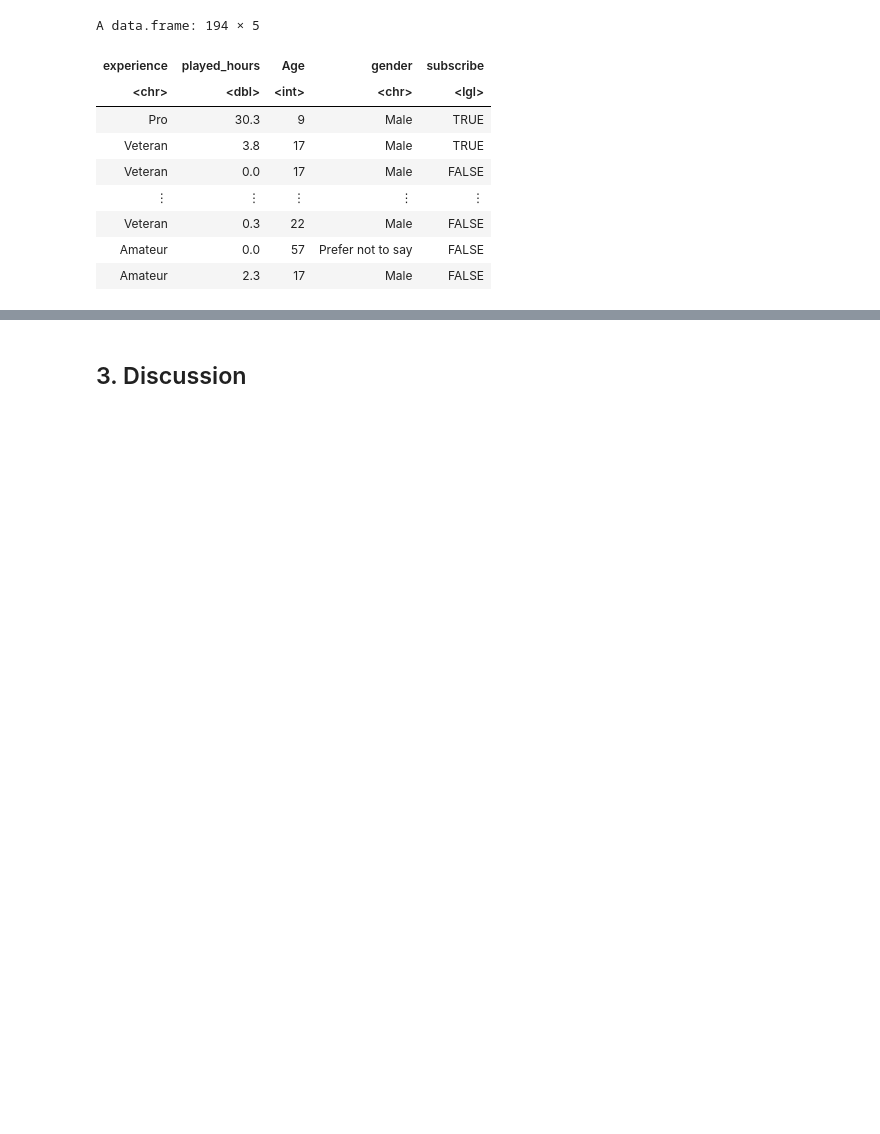
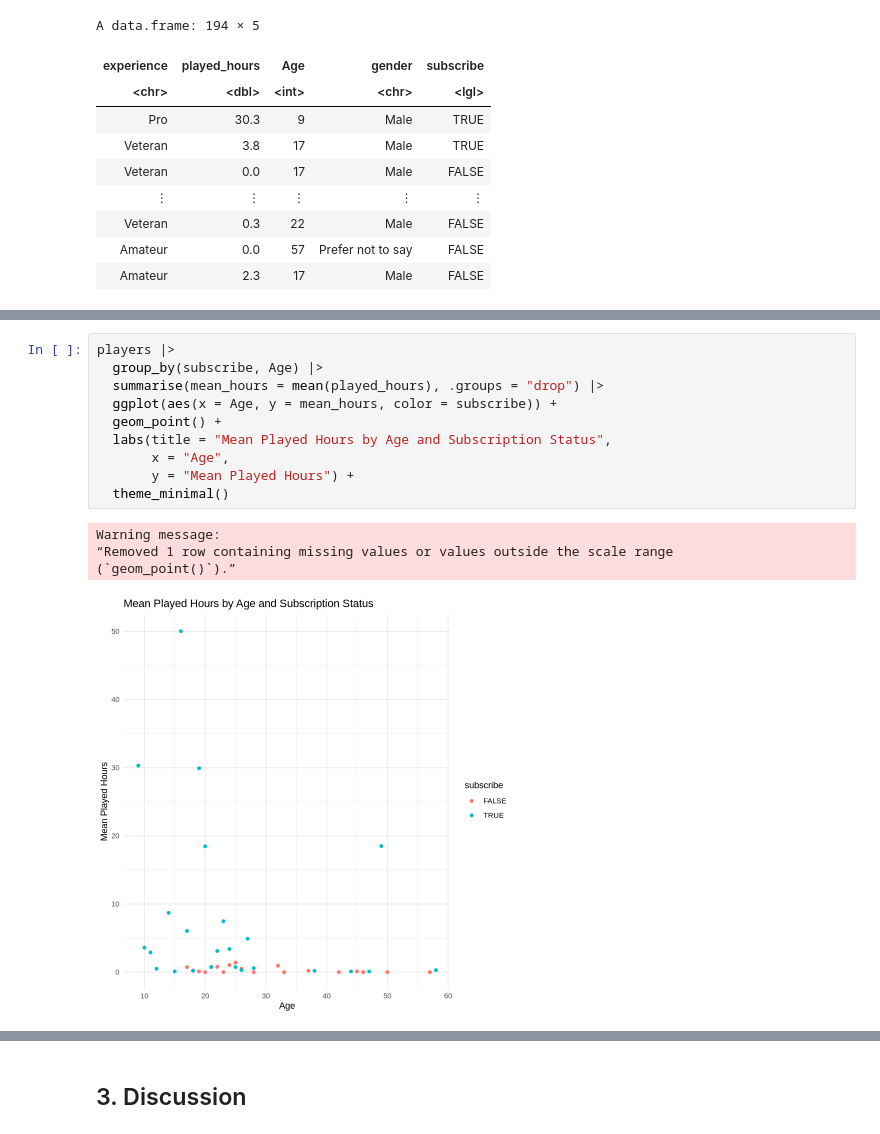
Before and after one commit to gavinlei060322-cmd/GroupProject_DSCI-100-group-30-section-003-, a Jupyter notebook: Group project-003-30.ipynb, the cells around one changed output, grey strips where cells are left out. Saved outputs shown, nothing was run; the diff lists cells and outputs as text; blank space fills up the shorter version.

Commit message:
Added summary visualizations and fixed typos
Added summary visualizations and fixed typos

```diff
--- a/Group project-003-30.ipynb
+++ b/Group project-003-30.ipynb
@@ -150,0 +173,15 @@ A data.frame: 194 × 5
+# %%
+players |>
+  group_by(subscribe, Age) |>
+  summarise(mean_hours = mean(played_hours), .groups = "drop") |>
+  ggplot(aes(x = Age, y = mean_hours, color = subscribe)) +
+  geom_point() +
+  labs(title = "Mean Played Hours by Age and Subscription Status",
+       x = "Age",
+       y = "Mean Played Hours") +
+  theme_minimal()
+# %% [output]
+Warning message:
+“Removed 1 row containing missing values or values outside the scale range
+(`geom_point()`).”
+[figure, added]
```
Also changed, not shown: parts of 9 cells of this notebook.
